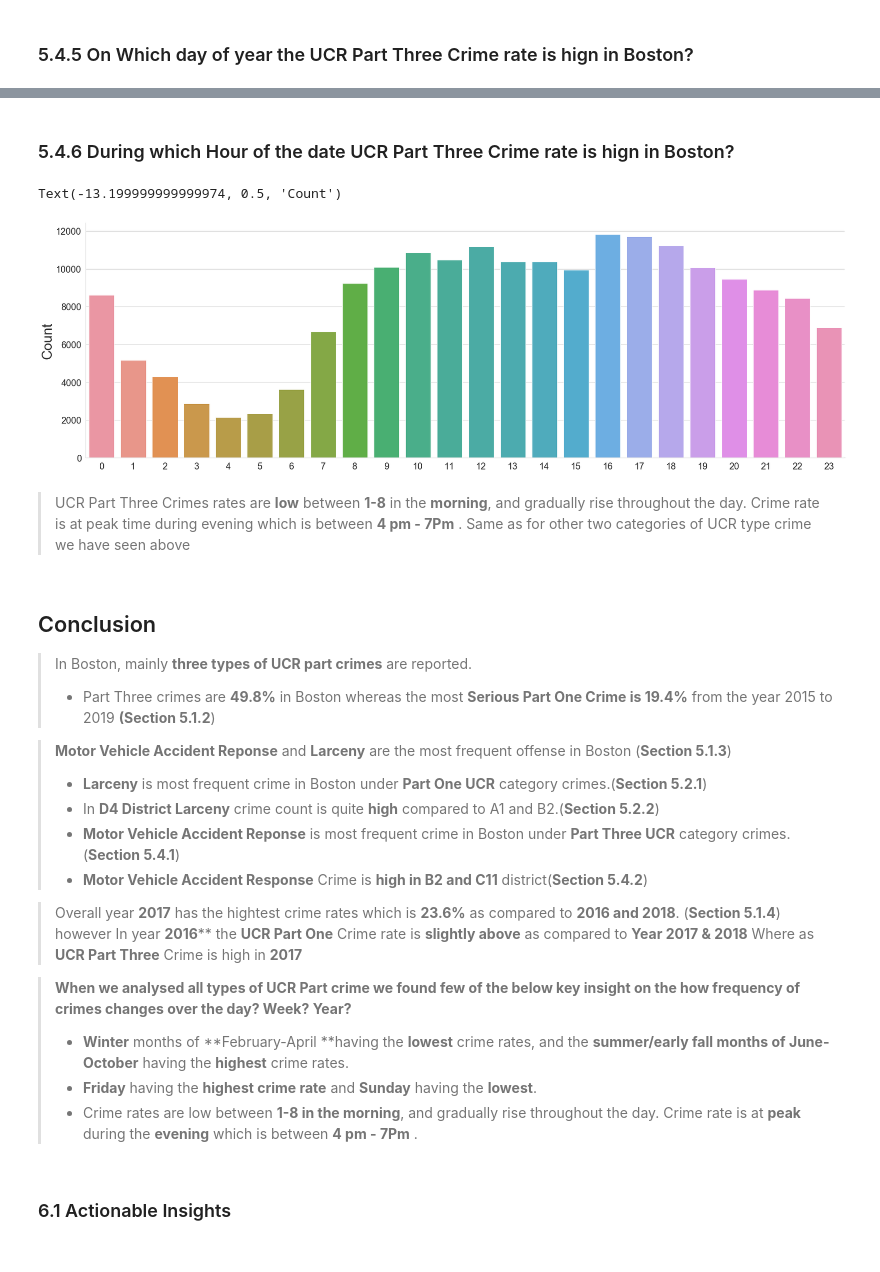
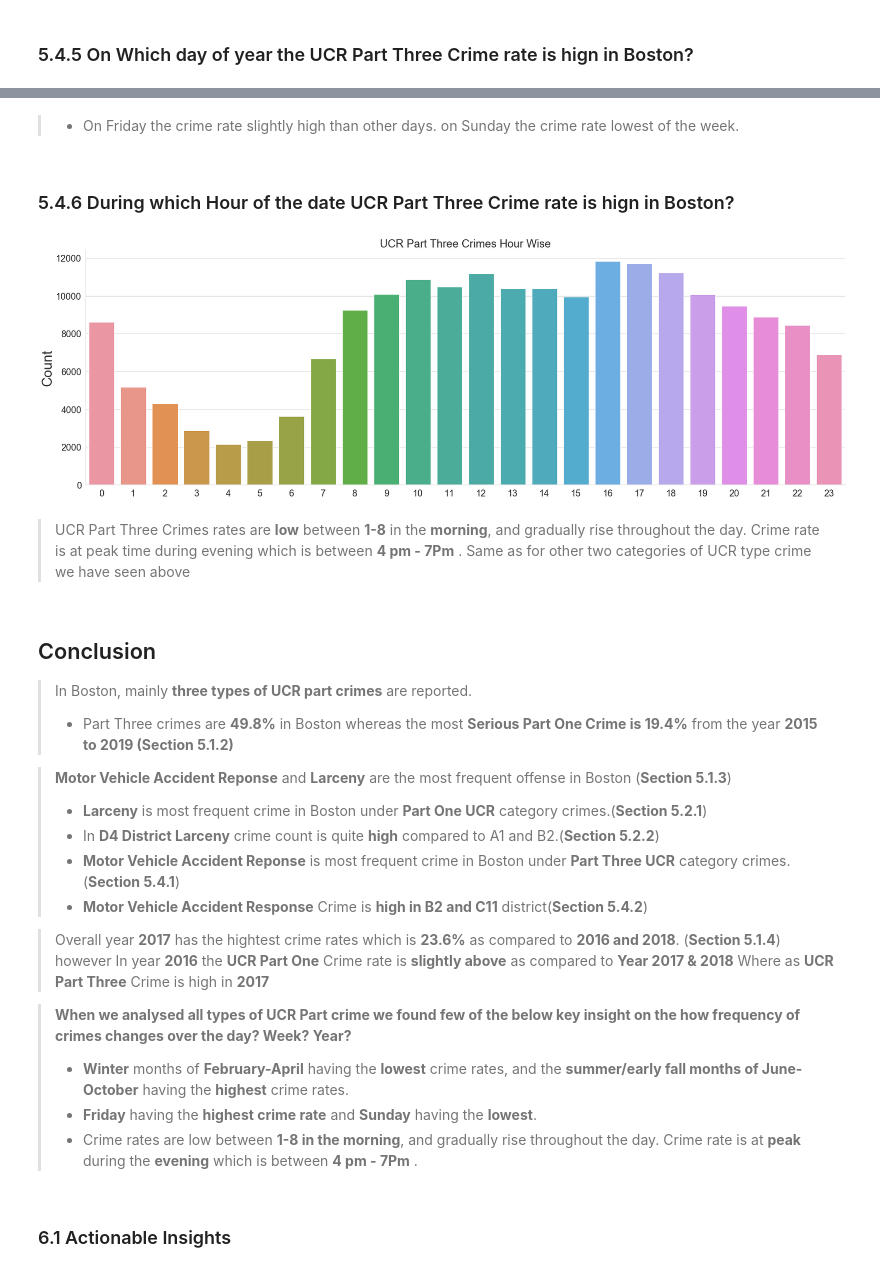
Before and after one commit to urvipasad/Exploratory-Data-Analysis-and-Data-Visualations, a Jupyter notebook: Boston Crime Data/eda-on-crimes-in-boston.ipynb, the cells around one changed output, grey strips where cells are left out. Drawn from its saved outputs; the diff is of its cells as text; code cells hidden in the pictures.

```diff
--- a/Boston Crime Data/eda-on-crimes-in-boston.ipynb
+++ b/Boston Crime Data/eda-on-crimes-in-boston.ipynb
@@ -694,3 +774,5 @@ On Friday the crime rate slightly high than other days. on Sunday the crime rate
+# %% [markdown]
+> - On Friday the crime rate slightly high than other days. on Sunday the crime rate lowest of the week.
 # %% [markdown]
 
 <a id=section50406></a>
@@ -698,12 +780,13 @@ On Friday the crime rate slightly high than other days. on Sunday the crime rate
 # %%
 sns.catplot(x='Hour',kind='count',height=8,aspect=3,data=dfUCRPartThree)
 plt.xticks(size=20)
 plt.yticks(size=20)
 plt.xlabel('')
 plt.ylabel('Count', fontsize=30)
+plt.title('UCR Part Three Crimes Hour Wise', fontsize = 24)
+plt.savefig('EDA Plots Images\\UCR Part Three Crimes Hour Wise', bbox_inches = 'tight')
 # %% [output]
-Text(-13.199999999999974, 0.5, 'Count')
-[figure, old version]
+[figure, new version]
 # %% [markdown]
 > UCR Part Three Crimes rates are **low** between **1-8** in the **morning**, and gradually rise throughout the day. Crime rate is at peak time during evening which is between **4 pm - 7Pm** . Same as for other two categories of UCR type crime we have seen above
 # %% [markdown]
@@ -711,7 +794,7 @@ Text(-13.199999999999974, 0.5, 'Count')
 ## Conclusion
 
 > In Boston, mainly **three types of UCR part crimes** are reported.
-> - Part Three crimes are **49.8%** in Boston whereas the most **Serious Part One Crime is 19.4%** from the year 2015 to 2019 **(Section 5.1.2**)
+> - Part Three crimes are **49.8%** in Boston whereas the most **Serious Part One Crime is 19.4%** from the year **2015 to 2019 (Section 5.1.2)**
 
 > **Motor Vehicle Accident Reponse** and **Larceny** are the most frequent offense in Boston (**Section 5.1.3**)
 > -  **Larceny** is most frequent crime in Boston under **Part One UCR** category crimes.(**Section 5.2.1**)
@@ -719,11 +802,11 @@ Text(-13.199999999999974, 0.5, 'Count')
 > -  **Motor Vehicle Accident Reponse** is most frequent crime in Boston under **Part Three UCR** category crimes.(**Section 5.4.1**)
 >   -  **Motor Vehicle Accident Response** Crime is **high in B2 and C11** district(**Section 5.4.2**)
 
-> Overall year **2017** has the hightest crime rates which is **23.6%** as compared to **2016 and 2018**. (**Section 5.1.4**) however In year **2016**** the **UCR Part One** Crime rate is **slightly above** as compared to **Year 2017 & 2018**  Where as **UCR Part Three** Crime is high in **2017**
+> Overall year **2017** has the hightest crime rates which is **23.6%** as compared to **2016 and 2018**. (**Section 5.1.4**) however In year **2016** the **UCR Part One** Crime rate is **slightly above** as compared to **Year 2017 & 2018**  Where as **UCR Part Three** Crime is high in **2017**
 
 
 > **When we analysed all types of UCR Part crime we found few of the below key insight on the how frequency of crimes changes over the day? Week? Year?**
-  > - **Winter** months of **February-April **having the **lowest** crime rates, and the **summer/early fall months of June-October** having the **highest** crime rates.
+  > - **Winter** months of **February-April** having the **lowest** crime rates, and the **summer/early fall months of June-October** having the **highest** crime rates.
   > - **Friday** having the **highest crime rate** and **Sunday** having the **lowest**.
   > - Crime rates are low between **1-8 in the morning**, and gradually rise throughout the day. Crime rate is at **peak**  during the **evening** which is between **4 pm - 7Pm** .
 # %% [markdown]
```
Also changed, not shown: parts of 25 cells of this notebook.
